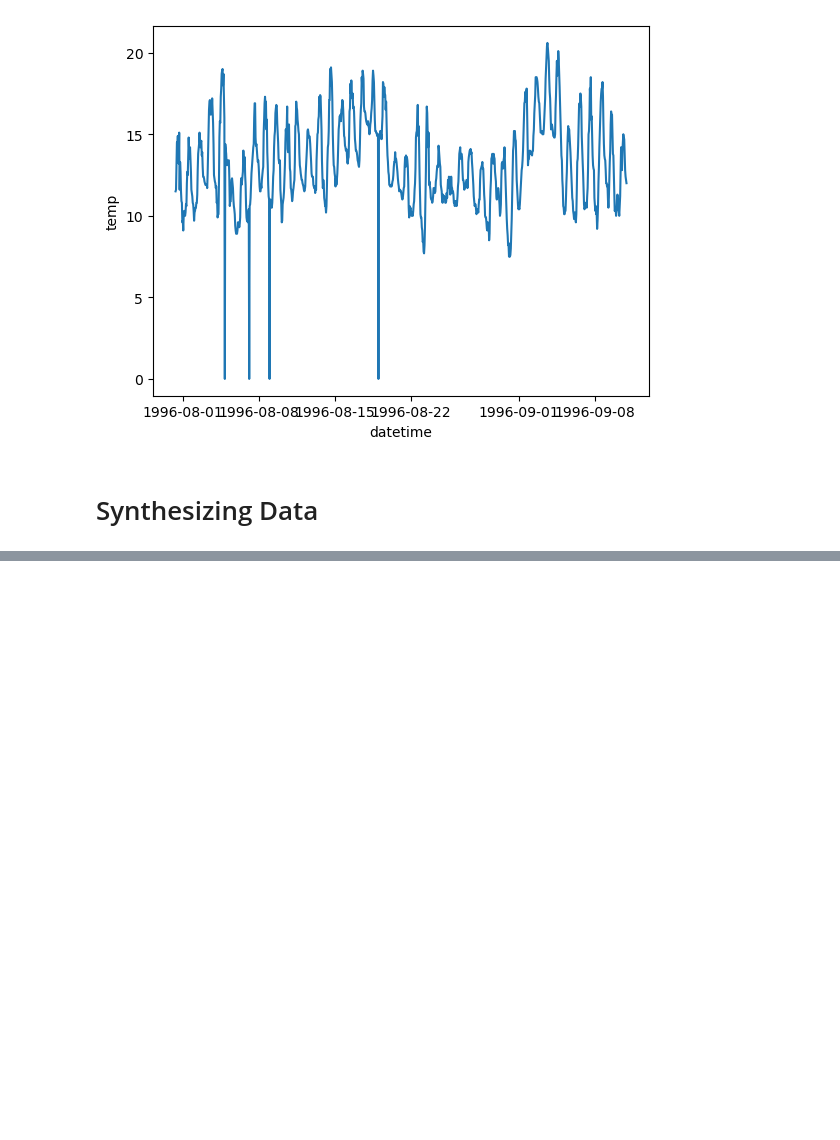
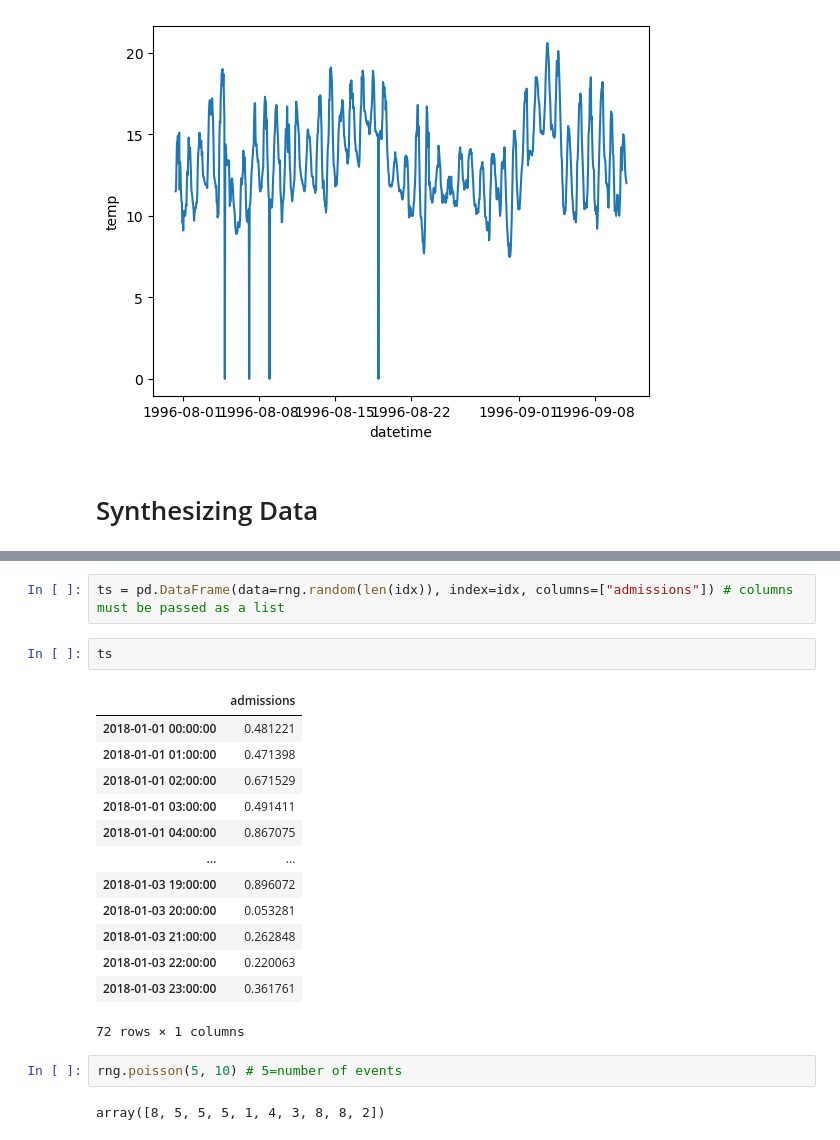
Before and after one commit to nurbujang/myworkw23, a Jupyter notebook: timeseries.ipynb, the cells around one changed output, grey strips where cells are left out. Drawn from its saved outputs; the diff is of its cells as text; blank space fills up the shorter version.

```diff
--- a/timeseries.ipynb
+++ b/timeseries.ipynb
@@ -269,0 +328,22 @@ import pandas as pd
+# %%
+ts = pd.DataFrame(data=rng.random(len(idx)), index=idx, columns=["admissions"]) # columns must be passed as a list
+# %%
+ts
+# %% [output]
+|  | admissions |
+| 2018-01-01 00:00:00 | 0.481221 |
+| 2018-01-01 01:00:00 | 0.471398 |
+| 2018-01-01 02:00:00 | 0.671529 |
+| 2018-01-01 03:00:00 | 0.491411 |
+| 2018-01-01 04:00:00 | 0.867075 |
+| ... | ... |
+| 2018-01-03 19:00:00 | 0.896072 |
+| 2018-01-03 20:00:00 | 0.053281 |
+| 2018-01-03 21:00:00 | 0.262848 |
+| 2018-01-03 22:00:00 | 0.220063 |
+| 2018-01-03 23:00:00 | 0.361761 |
+72 rows × 1 columns
+# %%
+rng.poisson(5, 10) # 5=number of events
+# %% [output]
+array([8, 5, 5, 5, 1, 4, 3, 8, 8, 2])
```
Also changed, not shown: parts of 9 cells of this notebook.
